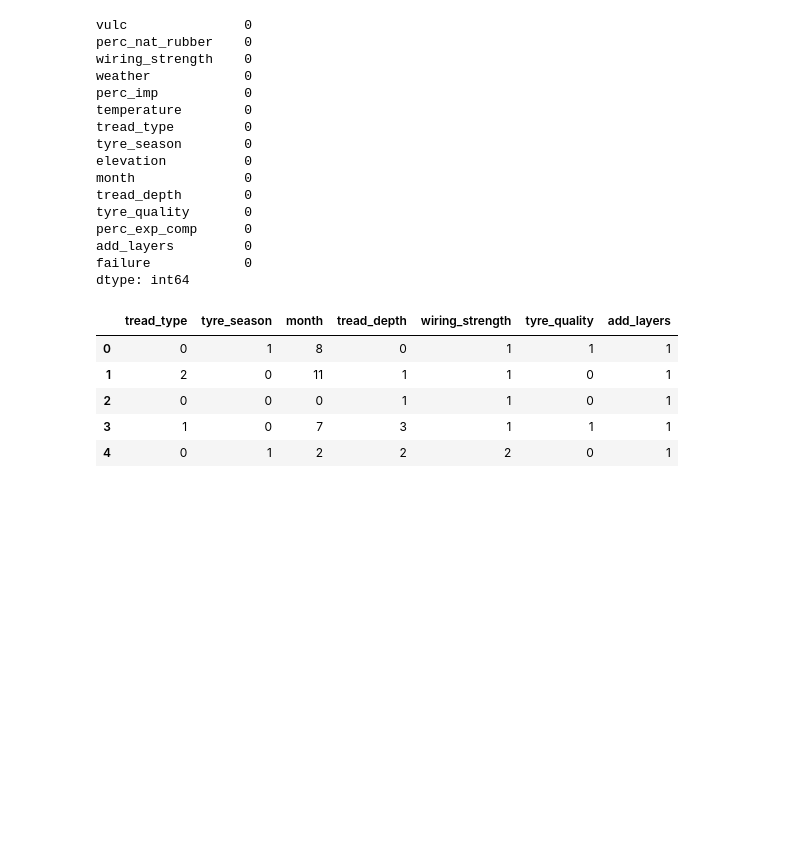
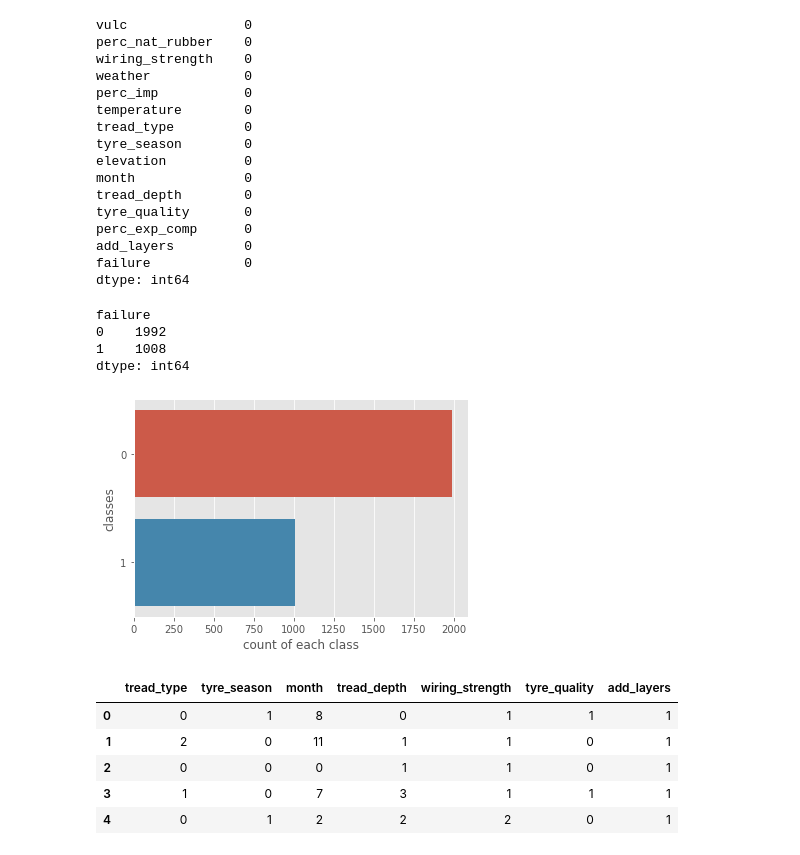
Before and after one commit to ludovicaverde/MachineLearing_project, a Jupyter notebook: projectml-comune.ipynb, the cells around one changed output. Cells and saved outputs as stored; diff of their text form; code cells hidden in the pictures; blank space fills up the shorter version.

```diff
--- a/projectml-comune.ipynb
+++ b/projectml-comune.ipynb
@@ -105,6 +108,27 @@ perc_exp_comp      0
 add_layers         0
 failure            0
 dtype: int64
+# %%
+#Print class freq. through pandas
+print(data_dropped.groupby('failure').size())
+
+#some imports to plot
+import matplotlib.pyplot as plt
+import seaborn as sns
+%matplotlib inline
+plt.style.use('ggplot')
+
+#Visualize Class Counts
+sns.countplot(y=data_dropped.failure ,data=data_dropped)
+plt.xlabel("count of each class")
+plt.ylabel("classes")
+plt.show()
+# %% [output]
+failure
+0    1992
+1    1008
+dtype: int64
+[figure, added]
 # %%
 selection_categorical=['tread_type', 'tyre_season', 'month', 'tread_depth', 'wiring_strength', 'tyre_quality',
        'add_layers']
```
Also changed, not shown: parts of 43 cells of this notebook.
